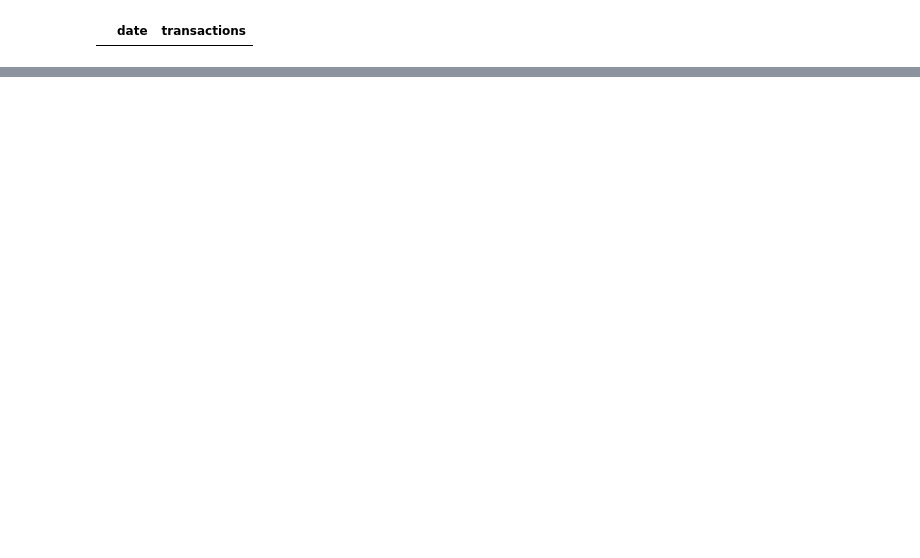
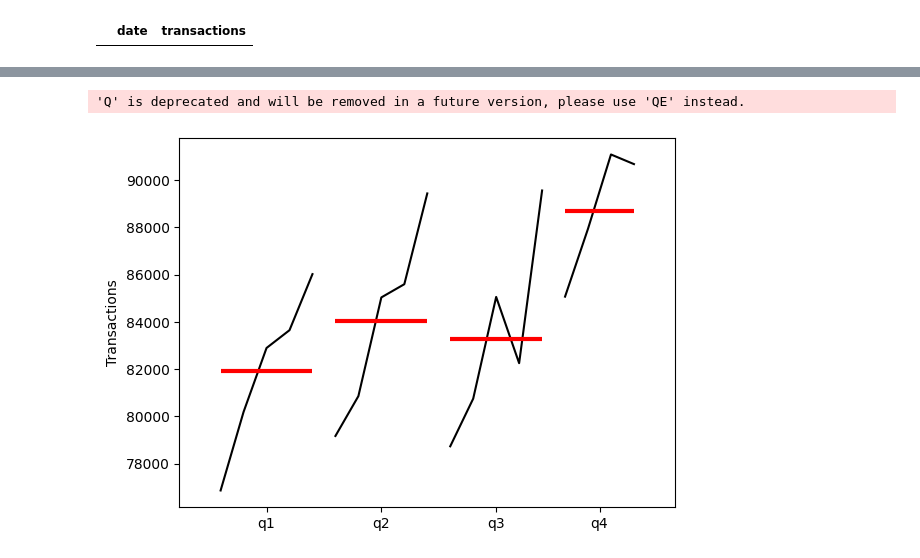
Before and after one commit to InspectorGoole/Sales-Demand-Forecast, a Jupyter notebook: forecast_transctn.ipynb, the cells around one changed output, grey strips where cells are left out. Saved outputs shown, nothing was run; the diff lists cells and outputs as text; code cells hidden in the pictures; blank space fills up the shorter version.

```diff
--- a/forecast_transctn.ipynb
+++ b/forecast_transctn.ipynb
@@ -129,0 +169,8 @@ ddf
+# %%
+# plot quarterly seasonality
+
+quarter_plot(daily_trnsc['transactions'].resample('Q').mean(), ylabel='Transactions')
+plt.show()
+# %% [output]
+'Q' is deprecated and will be removed in a future version, please use 'QE' instead.
+[figure, added]
```
Also changed, not shown: parts of 25 cells of this notebook.
